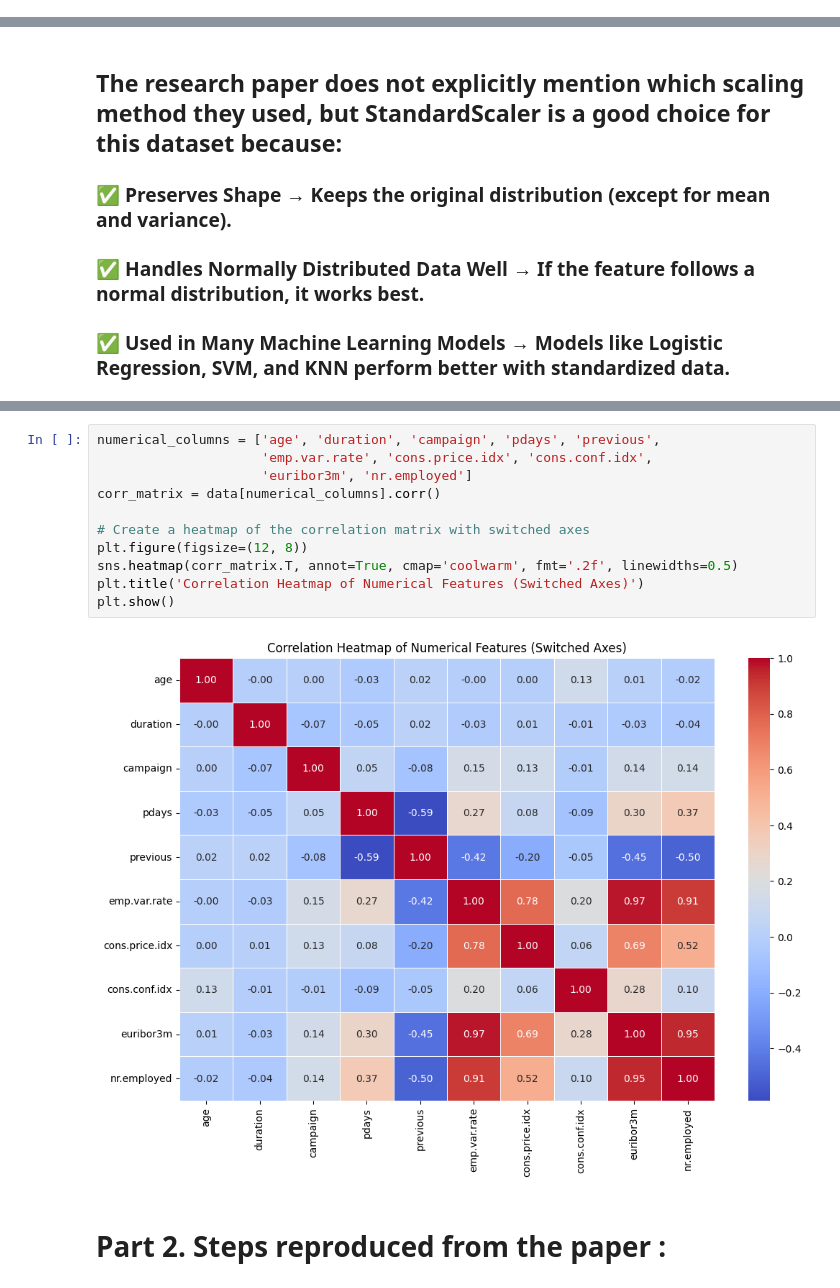
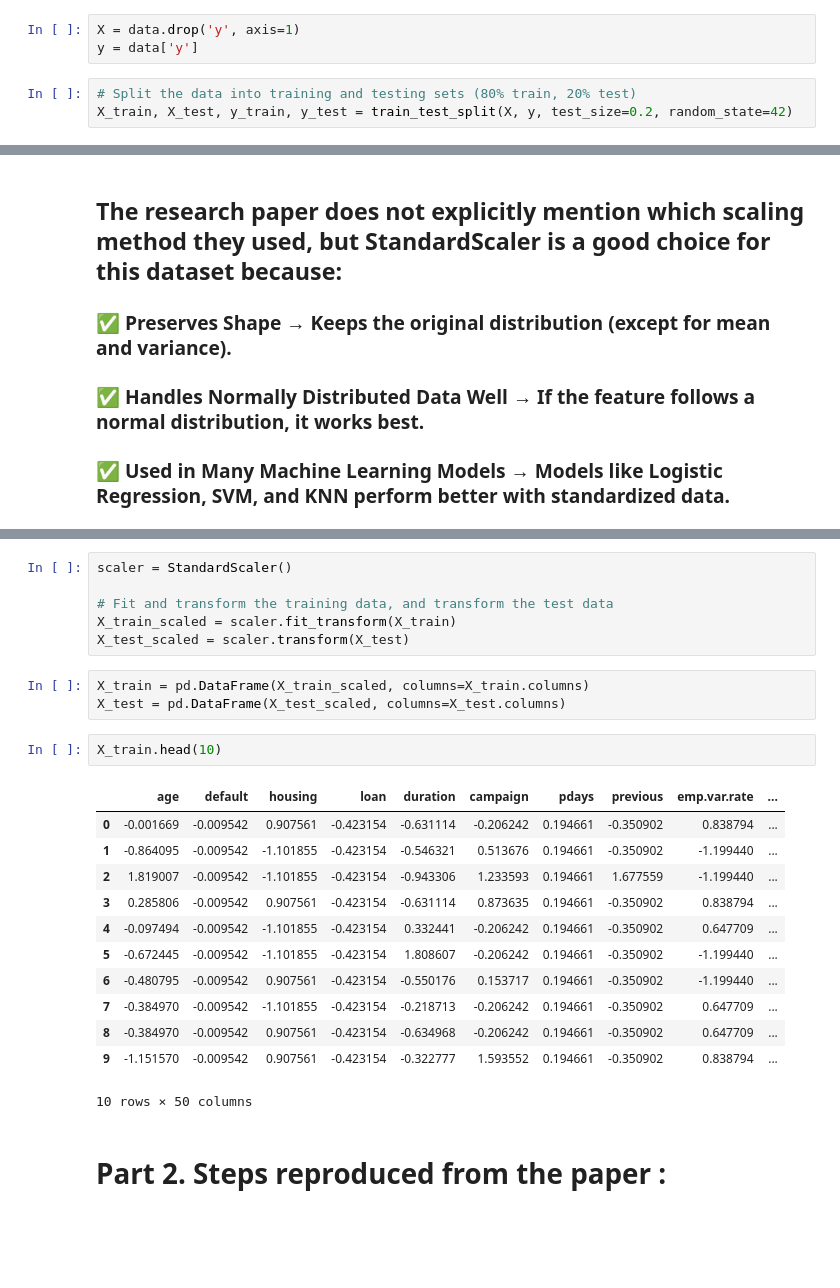
Before and after one commit to Elvis-Jekir/bank_marketing, a Jupyter notebook: bank_marketing.ipynb, the cells around one changed output, grey strips where cells are left out. Saved outputs shown, nothing was run; the diff lists cells and outputs as text; blank space fills up the shorter version.

Commit message:
Data split

```diff
--- a/bank_marketing.ipynb
+++ b/bank_marketing.ipynb
@@ -156 +158,7 @@ data.head()
+# %%
+X = data.drop('y', axis=1)
+y = data['y']
+# %%
+# Split the data into training and testing sets (80% train, 20% test)
+X_train, X_test, y_train, y_test = train_test_split(X, y, test_size=0.2, random_state=42)
 # %% [markdown]
@@ -198,16 +171,27 @@ plt.show()
-# %%
-numerical_columns = ['age', 'duration', 'campaign', 'pdays', 'previous',
-                     'emp.var.rate', 'cons.price.idx', 'cons.conf.idx',
-                     'euribor3m', 'nr.employed']
-corr_matrix = data[numerical_columns].corr()
-
-# Create a heatmap of the correlation matrix with switched axes
-plt.figure(figsize=(12, 8))
-sns.heatmap(corr_matrix.T, annot=True, cmap='coolwarm', fmt='.2f', linewidths=0.5)
-plt.title('Correlation Heatmap of Numerical Features (Switched Axes)')
-plt.show()
-# %% [output]
-[figure, removed]
+# %%
+scaler = StandardScaler()
+
+# Fit and transform the training data, and transform the test data
+X_train_scaled = scaler.fit_transform(X_train)
+X_test_scaled = scaler.transform(X_test)
+# %%
+X_train = pd.DataFrame(X_train_scaled, columns=X_train.columns)
+X_test = pd.DataFrame(X_test_scaled, columns=X_test.columns)
+# %%
+X_train.head(10)
+# %% [output]
+|  | age | default | housing | loan | duration | campaign | pdays | previous | emp.var.rate | ... |
+| 0 | -0.001669 | -0.009542 | 0.907561 | -0.423154 | -0.631114 | -0.206242 | 0.194661 | -0.350902 | 0.838794 | ... |
+| 1 | -0.864095 | -0.009542 | -1.101855 | -0.423154 | -0.546321 | 0.513676 | 0.194661 | -0.350902 | -1.199440 | ... |
+| 2 | 1.819007 | -0.009542 | -1.101855 | -0.423154 | -0.943306 | 1.233593 | 0.194661 | 1.677559 | -1.199440 | ... |
+| 3 | 0.285806 | -0.009542 | 0.907561 | -0.423154 | -0.631114 | 0.873635 | 0.194661 | -0.350902 | 0.838794 | ... |
+| 4 | -0.097494 | -0.009542 | -1.101855 | -0.423154 | 0.332441 | -0.206242 | 0.194661 | -0.350902 | 0.647709 | ... |
+| 5 | -0.672445 | -0.009542 | -1.101855 | -0.423154 | 1.808607 | -0.206242 | 0.194661 | -0.350902 | -1.199440 | ... |
+| 6 | -0.480795 | -0.009542 | 0.907561 | -0.423154 | -0.550176 | 0.153717 | 0.194661 | -0.350902 | -1.199440 | ... |
+| 7 | -0.384970 | -0.009542 | -1.101855 | -0.423154 | -0.218713 | -0.206242 | 0.194661 | -0.350902 | 0.647709 | ... |
+| 8 | -0.384970 | -0.009542 | 0.907561 | -0.423154 | -0.634968 | -0.206242 | 0.194661 | -0.350902 | 0.647709 | ... |
+| 9 | -1.151570 | -0.009542 | 0.907561 | -0.423154 | -0.322777 | 1.593552 | 0.194661 | -0.350902 | 0.838794 | ... |
+10 rows × 50 columns
 # %% [markdown]
 # Part 2. Steps reproduced from the paper :
 # %% [markdown]
```
Also changed, not shown: parts of 4 cells of this notebook.
